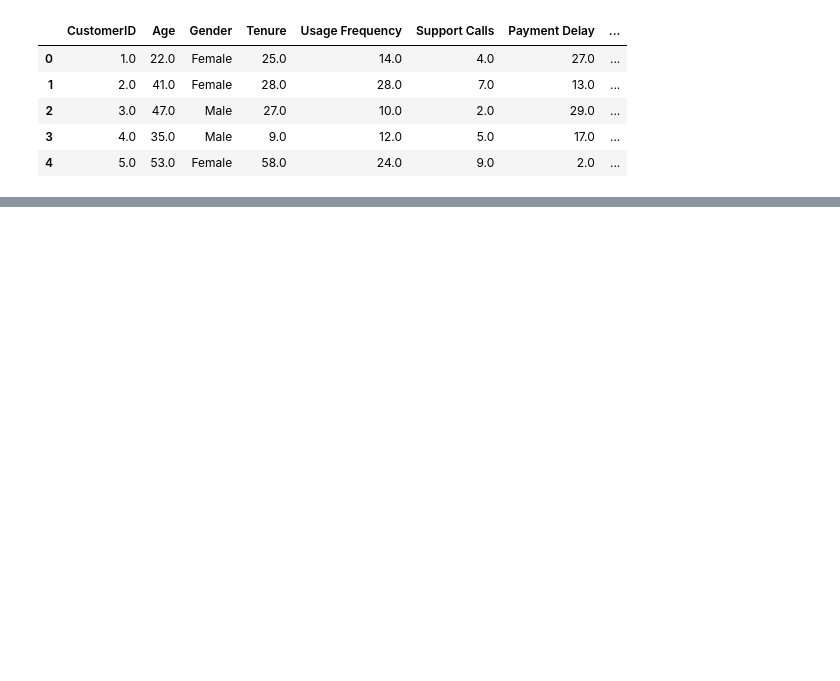
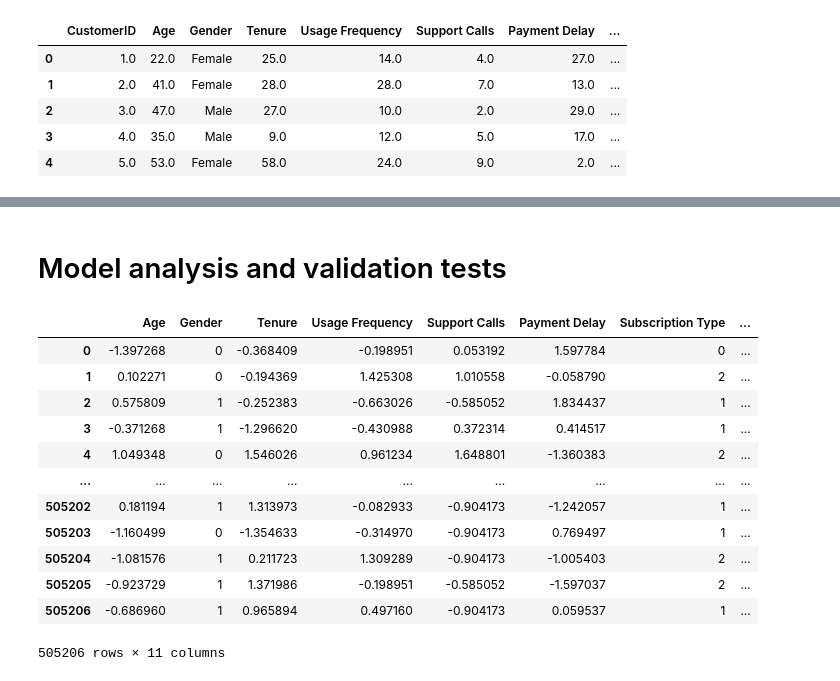
Before and after one commit to habibkammoun/Mlops_churn, a Jupyter notebook: testing/Deepchecks.ipynb, the cells around one changed output, grey strips where cells are left out. Drawn from its saved outputs; the diff is of its cells as text; code cells hidden in the pictures; blank space fills up the shorter version.

```diff
--- a/testing/Deepchecks.ipynb
+++ b/testing/Deepchecks.ipynb
@@ -29,0 +201,13 @@ AttributeError: `np.Inf` was removed in the NumPy 2.0 release. Use `np.inf` inst
+# %% [markdown]
+# Model analysis and validation tests
+# %%
+from sklearn.preprocessing import MinMaxScaler
+from sklearn.model_selection import  train_test_split
+
+dfModel=df.copy()
+dfModel.drop(['CustomerID'] , axis=1, inplace=True)
+dfModelCopy=dfModel.copy()
+#get categorical features
+cat_features= dfModel.select_dtypes(include=['object']).columns.tolist()
+num_features= dfModel.select_dtypes(include=['float64']).columns.tolist()
+num_features.remove("Churn")
@@ -29,0 +287,17 @@ AttributeError: `np.Inf` was removed in the NumPy 2.0 release. Use `np.inf` inst
+# %%
+X,y=transform_data(dfModel)
+X
+# %% [output]
+|  | Age | Gender | Tenure | Usage Frequency | Support Calls | Payment Delay | Subscription Type | ... |
+| 0 | -1.397268 | 0 | -0.368409 | -0.198951 | 0.053192 | 1.597784 | 0 | ... |
+| 1 | 0.102271 | 0 | -0.194369 | 1.425308 | 1.010558 | -0.058790 | 2 | ... |
+| 2 | 0.575809 | 1 | -0.252383 | -0.663026 | -0.585052 | 1.834437 | 1 | ... |
+| 3 | -0.371268 | 1 | -1.296620 | -0.430988 | 0.372314 | 0.414517 | 1 | ... |
+| 4 | 1.049348 | 0 | 1.546026 | 0.961234 | 1.648801 | -1.360383 | 2 | ... |
+| ... | ... | ... | ... | ... | ... | ... | ... | ... |
+| 505202 | 0.181194 | 1 | 1.313973 | -0.082933 | -0.904173 | -1.242057 | 1 | ... |
+| 505203 | -1.160499 | 0 | -1.354633 | -0.314970 | -0.904173 | 0.769497 | 1 | ... |
+| 505204 | -1.081576 | 1 | 0.211723 | 1.309289 | -0.904173 | -1.005403 | 2 | ... |
+| 505205 | -0.923729 | 1 | 1.371986 | -0.198951 | -0.585052 | -1.597037 | 2 | ... |
+| 505206 | -0.686960 | 1 | 0.965894 | 0.497160 | -0.904173 | 0.059537 | 1 | ... |
+505206 rows × 11 columns
```
Also changed, not shown: parts of 24 cells of this notebook, 8 other files.
